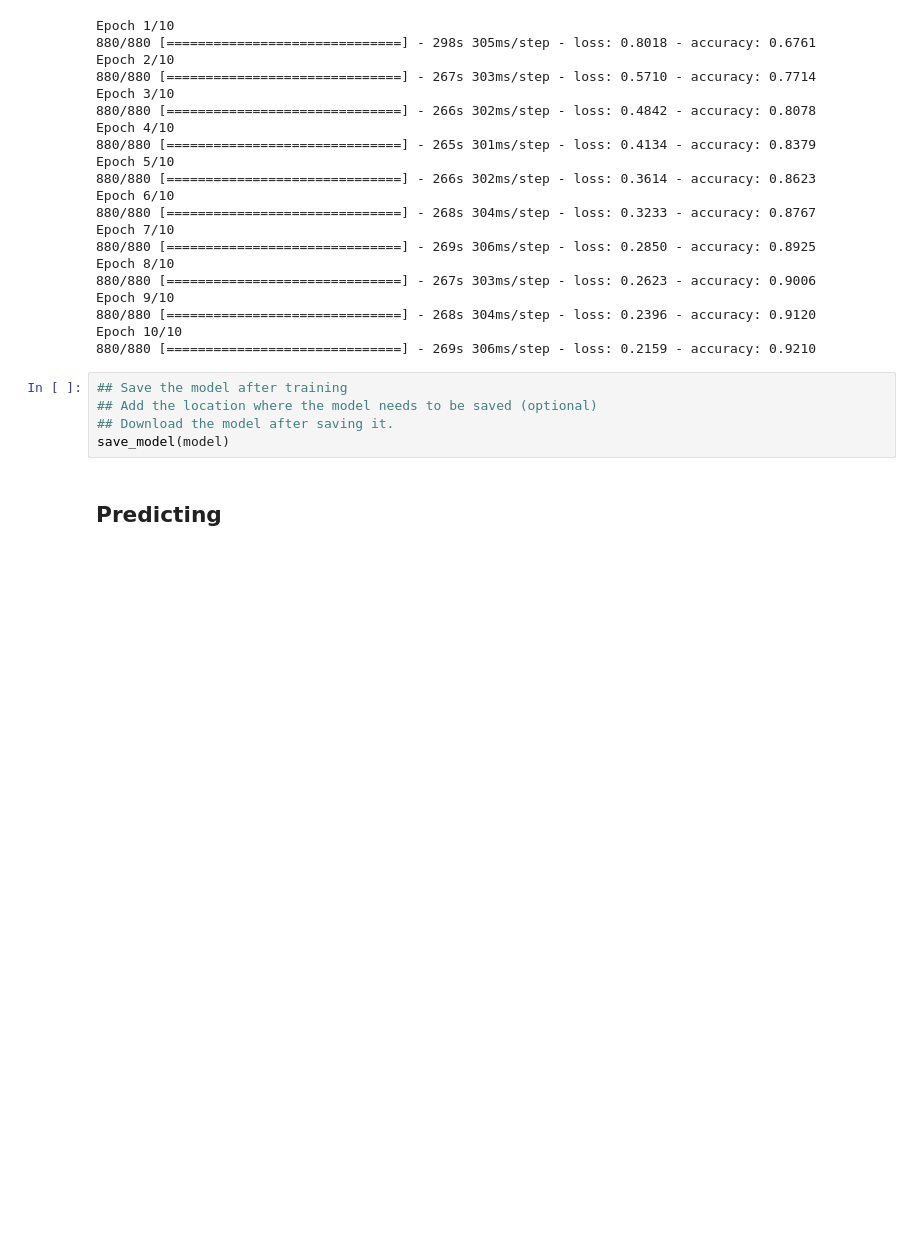
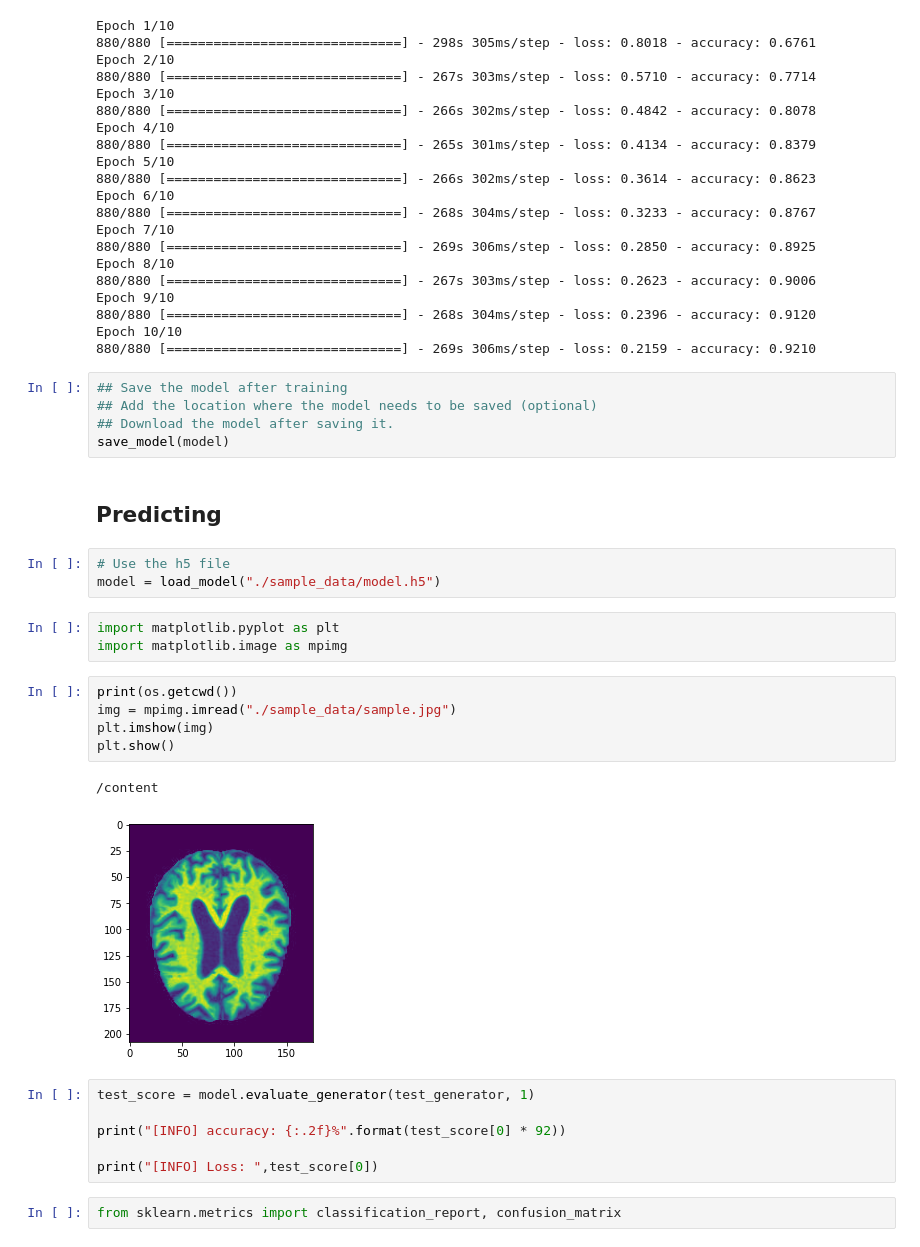
Before and after one commit to sinking8/Medical-AI-Hackathon, a Jupyter notebook: Medical_AI_2.ipynb, the cells around one changed output. Saved outputs shown, nothing was run; the diff lists cells and outputs as text; blank space fills up the shorter version.

```diff
--- a/Medical_AI_2.ipynb
+++ b/Medical_AI_2.ipynb
@@ -203,3 +204,25 @@ Epoch 10/10
 save_model(model)
 # %% [markdown]
 ## Predicting
+# %%
+# Use the h5 file
+model = load_model("./sample_data/model.h5")
+# %%
+import matplotlib.pyplot as plt
+import matplotlib.image as mpimg
+# %%
+print(os.getcwd())
+img = mpimg.imread("./sample_data/sample.jpg")
+plt.imshow(img)
+plt.show()
+# %% [output]
+/content
+[figure, added]
+# %%
+test_score = model.evaluate_generator(test_generator, 1)
+
+print("[INFO] accuracy: {:.2f}%".format(test_score[0] * 92))
+
+print("[INFO] Loss: ",test_score[0])
+# %%
+from sklearn.metrics import classification_report, confusion_matrix
```
Also changed, not shown: parts of 3 cells of this notebook.
